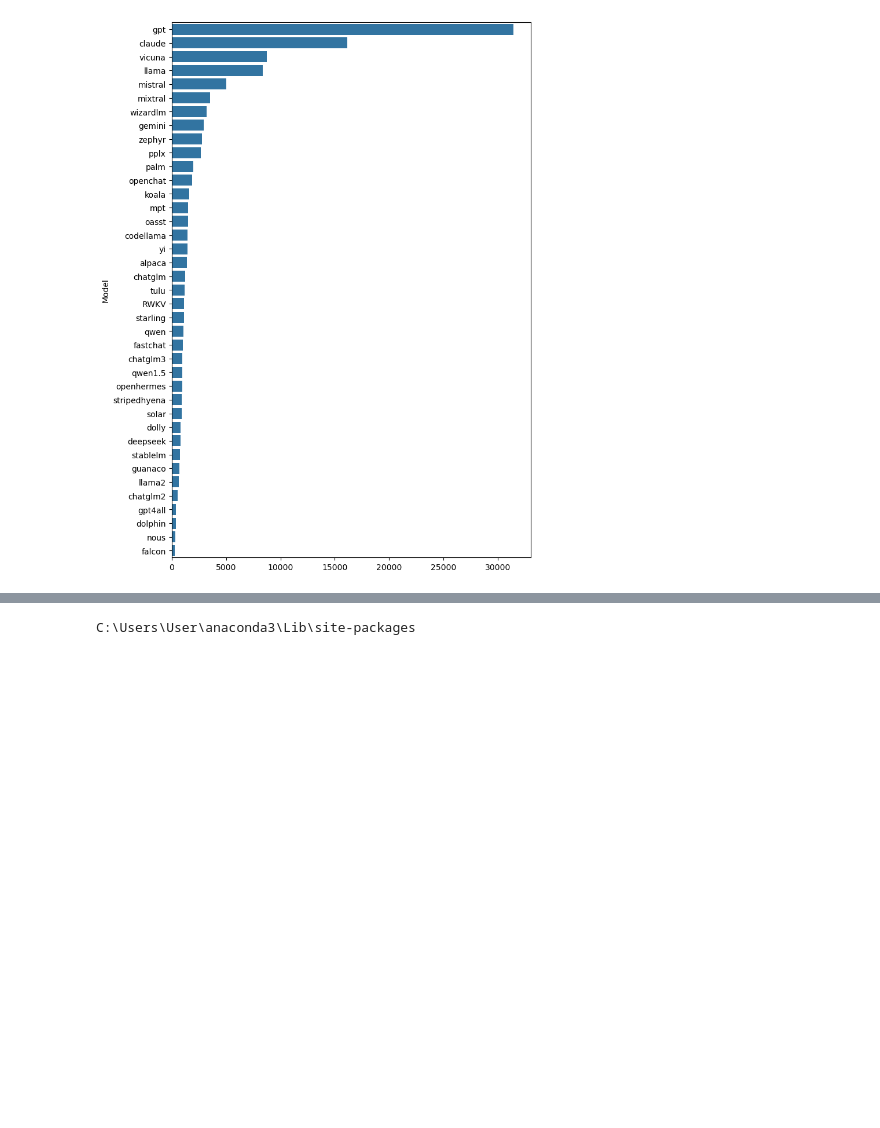
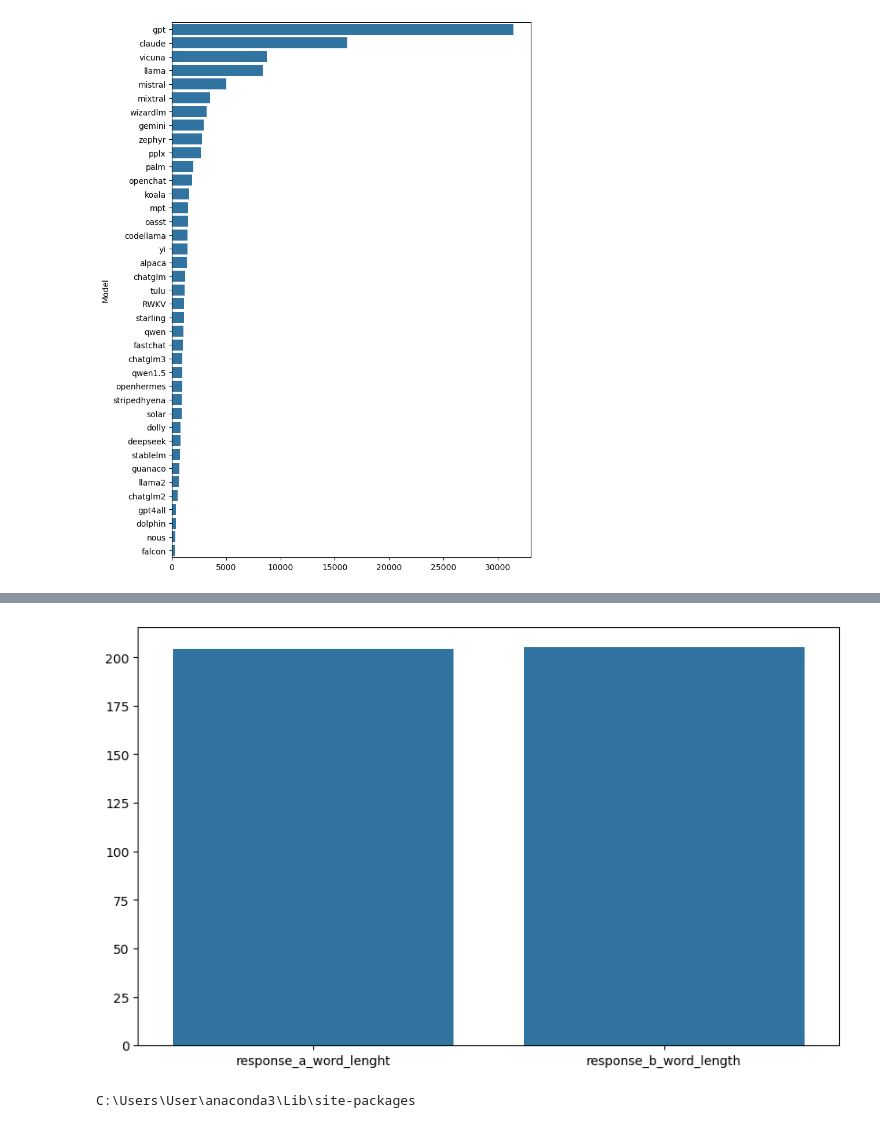
Before and after one commit to Dmytro1996/llm_classification_finetuning_kaggle, a Jupyter notebook: LLM_Classification_Finetuning.ipynb, the cells around one changed output, grey strips where cells are left out. Drawn from its saved outputs; the diff is of its cells as text; code cells hidden in the pictures; blank space fills up the shorter version.

```diff
--- a/LLM_Classification_Finetuning.ipynb
+++ b/LLM_Classification_Finetuning.ipynb
@@ -159,3 +179,9 @@ sns.barplot(x = models_by_num_of_occurences.values, y = models_by_num_of_occuren
+# %%
+plt.figure(figsize = (10, 6))
+sns.barplot(data = llm_responses[['response_a_word_lenght', 'response_b_word_length']].mean())
+plt.show()
+# %% [output]
+[figure, added]
 # %%
 import re
 # %%
```
Also changed, not shown: parts of 3 cells of this notebook.
